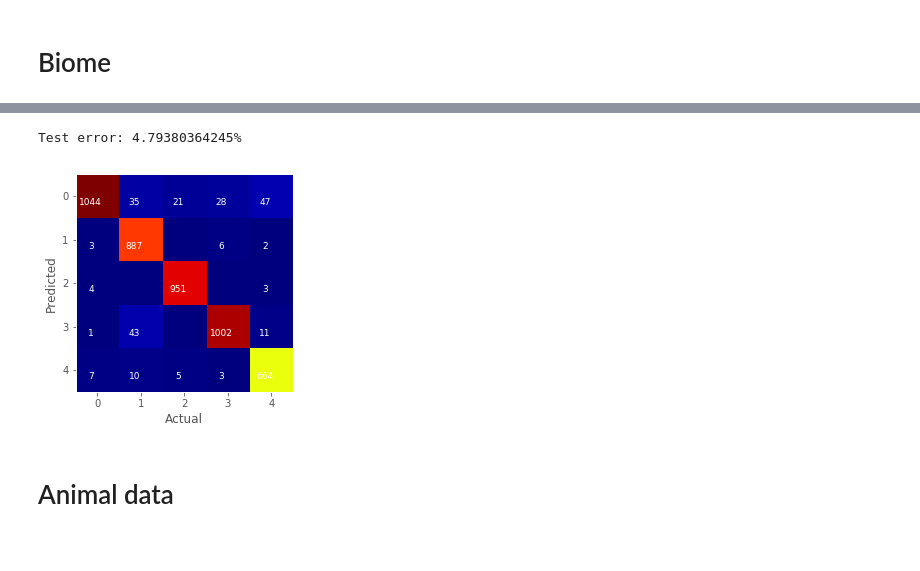
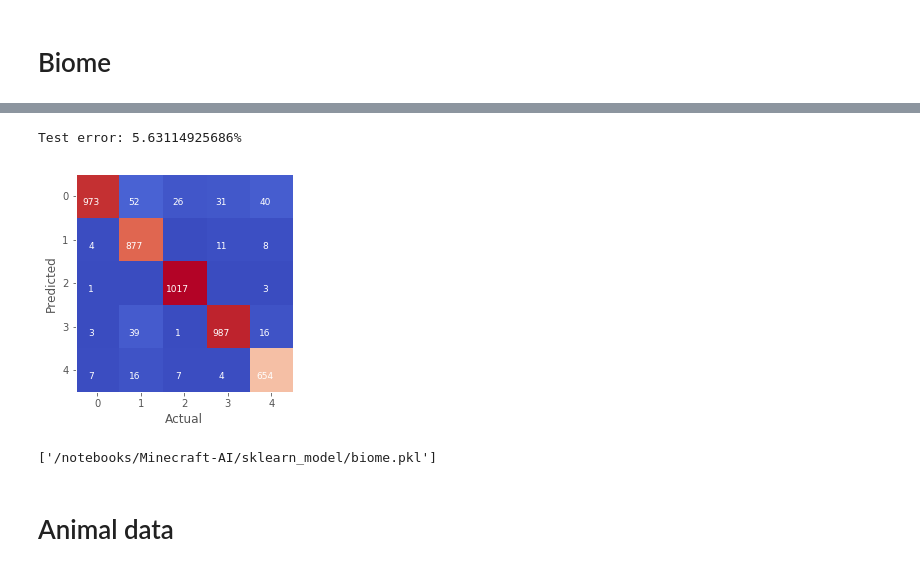
Before and after one commit to jennyzeng/Minecraft-AI, a Jupyter notebook: src/ML/TraditionalML.ipynb, the cells around one changed output, grey strips where cells are left out. Drawn from its saved outputs; the diff is of its cells as text; code cells hidden in the pictures.

```diff
--- a/src/ML/TraditionalML.ipynb
+++ b/src/ML/TraditionalML.ipynb
@@ -223,6 +28,9 @@ plot_validation_curve_lin(train_scores, test_scores, "Cross validation curve Gra
 # %% [markdown]
 # Random forest
 # %%
+%pylab inline
+import mltools as ml
+plt.style.use('ggplot')
 from sklearn.datasets import make_regression
 from sklearn.datasets import make_classification
 from sklearn.multioutput import MultiOutputRegressor
@@ -230,5 +38,7 @@ from sklearn.multioutput import MultiOutputClassifier
 from sklearn.ensemble import GradientBoostingRegressor
 from sklearn.ensemble import RandomForestClassifier
 from sklearn.utils import shuffle
-import numpy as np
-NUM_LABELS=5
+from sklearn.externals import joblib
+# %%
+def convertLabel(lab, NUM_LABELS):
+    return (numpy.arange(NUM_LABELS) == lab[:, None]).astype(numpy.float32)
@@ -235,2 +73,29 @@ NUM_LABELS=5
+# %%
+def train_by_file(filename, model, NUM_LABELS, ratio=0.9):
+    data = np.loadtxt(filename, delimiter=';')
+    np.random.shuffle(data)
+    X = data[:,:-1]
+    Y = data[:,-1].astype(np.int64)
+    Xtr, Xte, Ytr, Yte = ml.splitData(X,Y,train_fraction=ratio)
+    model = model.fit(Xtr, convertLabel(Ytr, NUM_LABELS))
+    return model, Xte, Yte
+# %%
+def test_result(model, Xte, Yte, NUM_LABELS):
+    result=model.predict(Xte)
+    test_error,confusions=error_rate(result, convertLabel(Yte,NUM_LABELS),NUM_LABELS)
+    print('Test error: {}%'.format(test_error))
+
+    plt.xlabel('Actual')
+    plt.ylabel('Predicted')
+    plt.grid(False)
+    plt.xticks(numpy.arange(NUM_LABELS))
+    plt.yticks(numpy.arange(NUM_LABELS))
+    plt.imshow(confusions, cmap=plt.cm.coolwarm, interpolation='nearest');
+
+    for i, cas in enumerate(confusions):
+        for j, count in enumerate(cas):
+            if count > 0:
+                xoff = .07 * len(str(count))
+                plt.text(j-xoff, i+.2, int(count), fontsize=9, color='white')
 # %% [markdown]
 # Biome
@@ -278,22 +102,19 @@ test_error,confusions=error_rate(result, convertLabel(Yte))
-# %%
-print('Test error: {}%'.format(test_error))
-
-plt.xlabel('Actual')
-plt.ylabel('Predicted')
-plt.grid(False)
-plt.xticks(numpy.arange(5))
-plt.yticks(numpy.arange(5))
-plt.imshow(confusions, cmap=plt.cm.jet, interpolation='nearest');
-
-
-for i, cas in enumerate(confusions):
-    for j, count in enumerate(cas):
-        if count > 0:
-            xoff = .07 * len(str(count))
-            plt.text(j-xoff, i+.2, int(count), fontsize=9, color='white')
-# %% [output]
-Test error: 4.79380364245%
-[figure, removed]
+# %%
+NUM_LABELS = 5
+forest = RandomForestClassifier(n_estimators=100, random_state=1)
+multi_target_forest = MultiOutputClassifier(forest, n_jobs=3)
+biome_model, Xte, Yte = train_by_file(
+    '/notebooks/Minecraft-AI/mc-data/biome_reg/loaded_data/mesa_forest_desert_jungle_eh_new.txt',
+    multi_target_forest,
+    NUM_LABELS)
+test_result(biome_model, Xte, Yte, NUM_LABELS)
+# %% [output]
+Test error: 5.63114925686%
+[figure, added]
+# %%
+joblib.dump(biome_model, '/notebooks/Minecraft-AI/sklearn_model/biome.pkl')
+# %% [output]
+['/notebooks/Minecraft-AI/sklearn_model/biome.pkl']
 # %% [markdown]
 # Animal data
 # %% [markdown]
```
Also changed, not shown: parts of 42 cells of this notebook, 14 other files.
